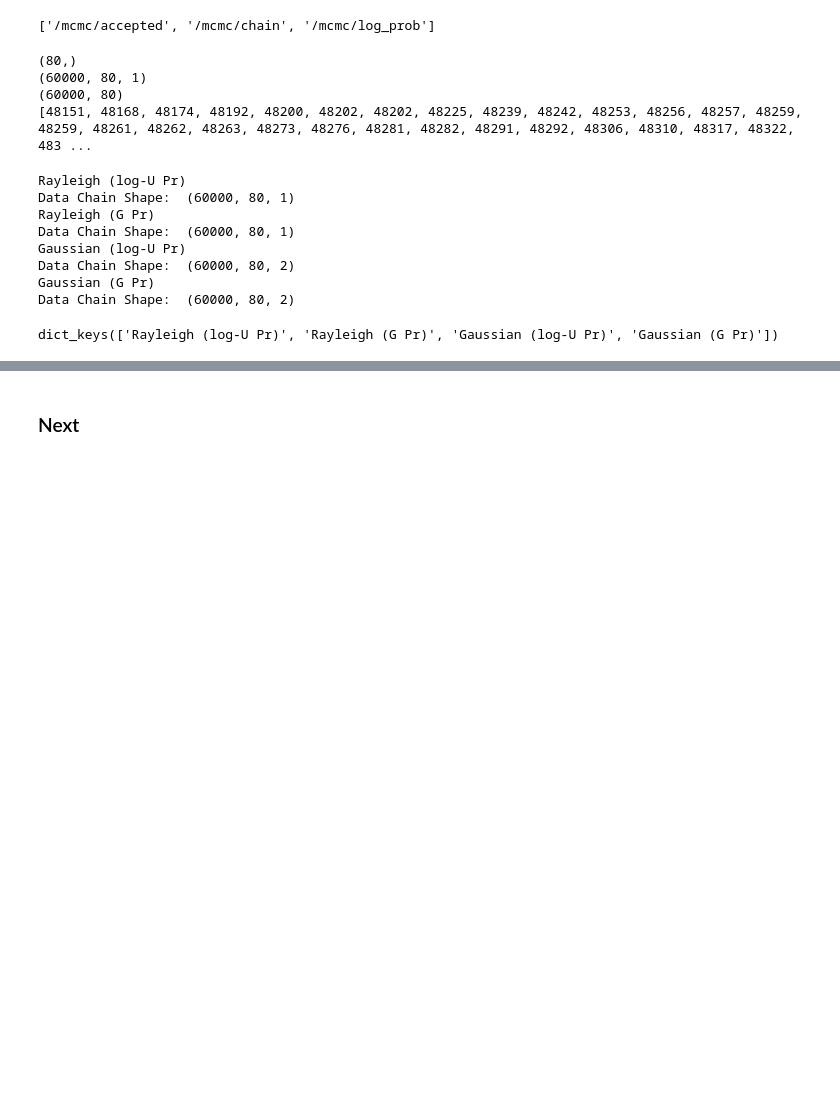
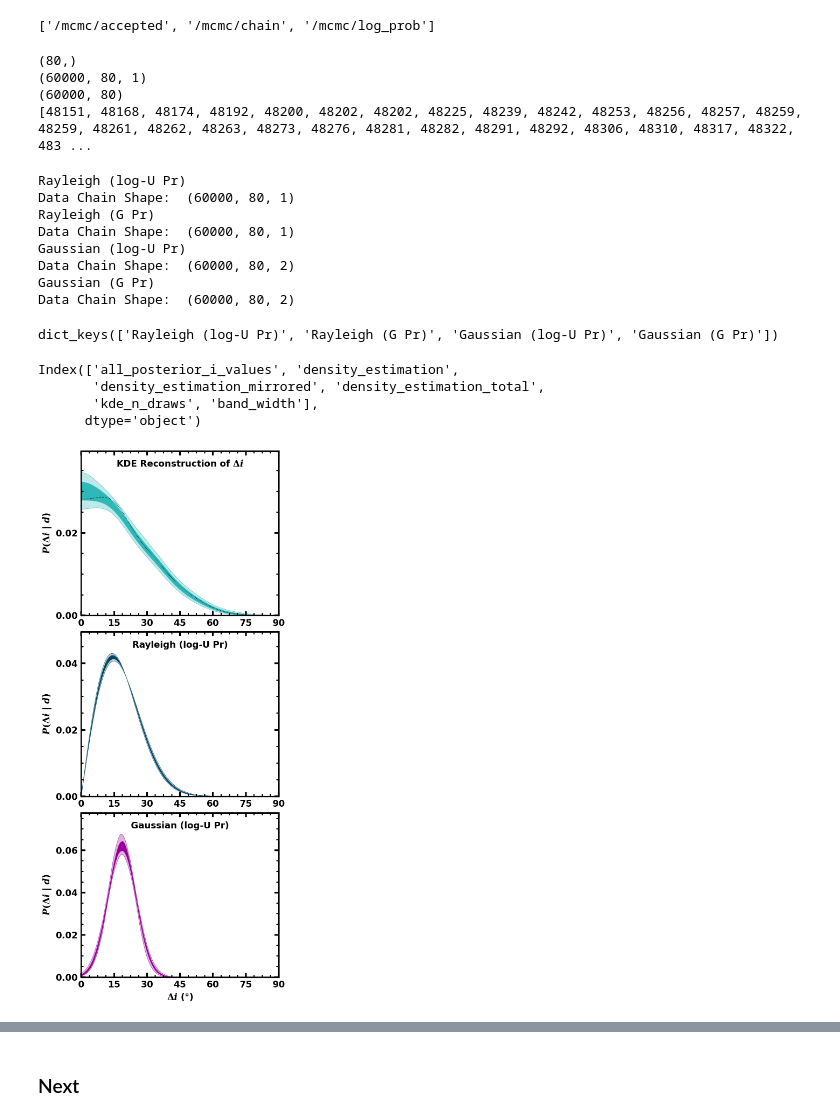
Before and after one commit to lbiddle/Obliquity_Synthesis, a Jupyter notebook: obliquity_synthesis.ipynb, the cells around one changed output, grey strips where cells are left out. Cells and saved outputs as stored; diff of their text form; code cells hidden in the pictures; blank space fills up the shorter version.

```diff
--- a/obliquity_synthesis.ipynb
+++ b/obliquity_synthesis.ipynb
@@ -2591,6 +2608,19 @@ if do_smooth == True:
     Gaussian_G_975 = gaussian_filter1d(Gaussian_G_975, sigma_smooth)
 # %% [output]
 dict_keys(['Rayleigh (log-U Pr)', 'Rayleigh (G Pr)', 'Gaussian (log-U Pr)', 'Gaussian (G Pr)'])
+# %%
+nominal_kde_file = '/Users/lib278/Documents/Manuscripts/PRIMORDIAL_DISKS/Tables/Condensed_Sample_By_Date/KDE_highRes_Rshift1_Pshift1_' + date_str + '.csv'
+nominal_df = pd.read_csv(nominal_kde_file)
+nominal_kde = nominal_df['density_estimation_total'].values
+all_i_values = nominal_df['all_posterior_i_values'].values
+nominal_kde = nominal_kde[all_i_values >= 0]
+nominal_i_values = all_i_values[all_i_values >= 0]
+print(nominal_df.columns)
+# %% [output]
+Index(['all_posterior_i_values', 'density_estimation',
+       'density_estimation_mirrored', 'density_estimation_total',
+       'kde_n_draws', 'band_width'],
+      dtype='object')
 # %%
 kde_HBM_plots_width = 6.0
 kde_HBM_plots_height = 14
@@ -2609,24 +2639,25 @@ HBM_key_c1 = 'log-U Pr'
 HBM_key_c2 = 'G Pr'
 model_linestyle_b1 = ':'
 model_color_b1 = '#004466'
-model_dashes_b1 = (0.85, 0.75)  # (0.05, 1.5)
+model_dashes_b1 = (2, 1)  # (0.05, 1.5)
 model_capstyle_b1 = 'butt'
 model_zorder_b1 = 6
 model_linestyle_b2 = '-'
 model_color_b2 = '#6699ff'
-model_dashes_b2 = (0, 0)  # (0.05, 1.5)
+model_dashes_b2 = (2, 0)  # (0.05, 1.5)
 model_capstyle_b2 = 'butt'
 model_zorder_b2 = 5
 model_linestyle_c1 = ':'
 model_color_c1 = '#990099'
-model_dashes_c1 = (0.85, 0.75)  # (0.05, 1.5)
+model_dashes_c1 = (2, 1)  # (0.05, 1.5)
 model_capstyle_c1 = 'butt'
 model_zorder_c1 = 4
 model_linestyle_c2 = '-'
 model_color_c2 = '#8c59e4'
-model_dashes_c2 = (0, 0)  # (0.05, 1.5)
+model_dashes_c2 = (2, 0)  # (0.05, 1.5)
 model_capstyle_c2 = 'butt'
 model_zorder_c2 = 3
+
 
 
 
@@ -2646,20 +2677,26 @@ axes['c'].set_ylabel(r'$P(\Delta i$ | $d$)', fontsize=kde_HBM_plots_label_fontsi
 
 axes['c'].set_xlabel(r'$\Delta i$ ($\degree$)', fontsize=kde_HBM_plots_label_fontsize, labelpad=kde_HBM_plots_labelpad)
 
+axes['a'].plot(nominal_i_values, nominal_kde, ls=':', lw=1, color='#000000', alpha=1, zorder=-4)
+axes['a'].plot(x_grid_plot, kde_975, lw=0.5, color='#2eb8b8', alpha=1, zorder=-4)
+axes['a'].plot(x_grid_plot, kde_025, lw=0.5, color='#2eb8b8', alpha=1, zorder=-4)
 axes['a'].fill_between(x_grid_plot, kde_975, kde_025, lw=0, color='#2eb8b8', alpha=0.3, zorder=-6)
 axes['a'].fill_between(x_grid_plot, kde_84, kde_16, lw=0, color='#2eb8b8', alpha=1, zorder=-5)
 
-do_fill_between = False
+do_fill_between = True
 if do_fill_between == True:
-    axes['b'].fill_between(ivals2, Rayleigh_lU_975, Rayleigh_lU_025, lw=0, color=model_color_b1, alpha=0.3, zorder=-6)
-    axes['b'].fill_between(ivals2, Rayleigh_lU_84, Rayleigh_lU_16, lw=0, color=model_color_b1, alpha=1, zorder=-5)
+    axes['b'].plot(x_grid_plot, Rayleigh_lU_975, lw=0.5, color=model_color_b1, alpha=1, zorder=-4)
+    axes['b'].plot(x_grid_plot, Rayleigh_lU_025, lw=0.5, color=model_color_b1, alpha=1, zorder=-4)
+    axes['b'].fill_between(x_grid_plot, Rayleigh_lU_975, Rayleigh_lU_025, lw=0, color=model_color_b1, alpha=0.3, zorder=-6)
+    axes['b'].fill_between(x_grid_plot, Rayleigh_lU_84, Rayleigh_lU_16, lw=0, color=model_color_b1, alpha=1, zorder=-5)
 
     # axes['b'].fill_between(ivals2, Rayleigh_G_975, Rayleigh_G_025, lw=0, color=model_color_b2, alpha=0.3, zorder=-6)
     # axes['b'].fill_between(ivals2, Rayleigh_G_84, Rayleigh_G_16, lw=0, color=model_color_b2, alpha=1, zorder=-5)
 
-    axes['c'].plot(ivals2, Gaussian_lU_975, lw=0.5, color='#000000', alpha=1, zorder=-4)
-    axes['c'].fill_between(ivals2, Gaussian_lU_975, Gaussian_lU_025, lw=0, color=model_color_c1, alpha=0.3, zorder=-6)
-    axes['c'].fill_between(ivals2, Gaussian_lU_84, Gaussian_lU_16, lw=0, color=model_color_c1, alpha=1, zorder=-5)
+    axes['c'].plot(x_grid_plot, Gaussian_lU_975, lw=0.5, color=model_color_c1, alpha=1, zorder=-4)
+    axes['c'].plot(x_grid_plot, Gaussian_lU_025, lw=0.5, color=model_color_c1, alpha=1, zorder=-4)
+    axes['c'].fill_between(x_grid_plot, Gaussian_lU_975, Gaussian_lU_025, lw=0, color=model_color_c1, alpha=0.3, zorder=-6)
+    axes['c'].fill_between(x_grid_plot, Gaussian_lU_84, Gaussian_lU_16, lw=0, color=model_color_c1, alpha=1, zorder=-5)
 
     # axes['c'].fill_between(ivals2, Gaussian_G_975, Gaussian_G_025, lw=0, color=model_color_c2, alpha=0.3, zorder=-6)
     # axes['c'].fill_between(ivals2, Gaussian_G_84, Gaussian_G_16, lw=0, color=model_color_c2, alpha=1, zorder=-5)
@@ -2703,33 +2740,34 @@ for ax in axes.keys():
 
     axes[ax].set_xlim(0, 90)
     axes[ax].set_ylim(0, 0.065)
     # axes[ax].set_xlim(15, 25)
     # axes[ax].set_ylim(0.025, 0.042)
 
-    yticks = axes[ax].get_yticks()
+    yticks = [0.0, 0.02, 0.04, 0.06]
+    axes[ax].set_yticks(yticks)
     yticklabels = ['{:.2f}'.format(ytick) for ytick in yticks]
-    yticklabels[-1] = ' '
-    # print(yticklabels)
     axes[ax].set_yticklabels(yticklabels)
 
 
 
 axes['a'].set_ylim(0, 1.15*max(kde_975))
 axes['b'].set_ylim(0, 1.15*max(Rayleigh_lU_975))
 axes['c'].set_ylim(0, 1.15*max(Gaussian_lU_975))
 
 axes['a'].tick_params(which='minor', length=4.5, width=2, labelsize=kde_HBM_plots_label_fontsize)
 axes['a'].tick_params(which='major', length=7.5, width=3, labelsize=kde_HBM_plots_label_fontsize)
 axes['b'].tick_params(which='minor', length=4.5, width=2, labelsize=kde_HBM_plots_label_fontsize)
 axes['b'].tick_params(which='major', length=7.5, width=3, labelsize=kde_HBM_plots_label_fontsize)
 axes['c'].tick_params(which='minor', length=4.5, width=2, labelsize=kde_HBM_plots_label_fontsize)
 axes['c'].tick_params(which='major', length=7.5, width=3, labelsize=kde_HBM_plots_label_fontsize)
 
 
 # SAVE THE FIGURE
 save_par_vs_stacked_kde = 'Stacked_KDE_HBM_' + light_or_dark_dext + '_' + transparent_text + '_' + date_str + '.pdf'
 
 if plot_transparent == True:
     fig.savefig(test_figures_directory + save_par_vs_stacked_kde, dpi=300, transparent=True)
 else:
     fig.savefig(test_figures_directory + save_par_vs_stacked_kde, dpi=300, transparent=False)
+# %% [output]
+[figure, added]
```
Also changed, not shown: parts of 18 cells of this notebook.
